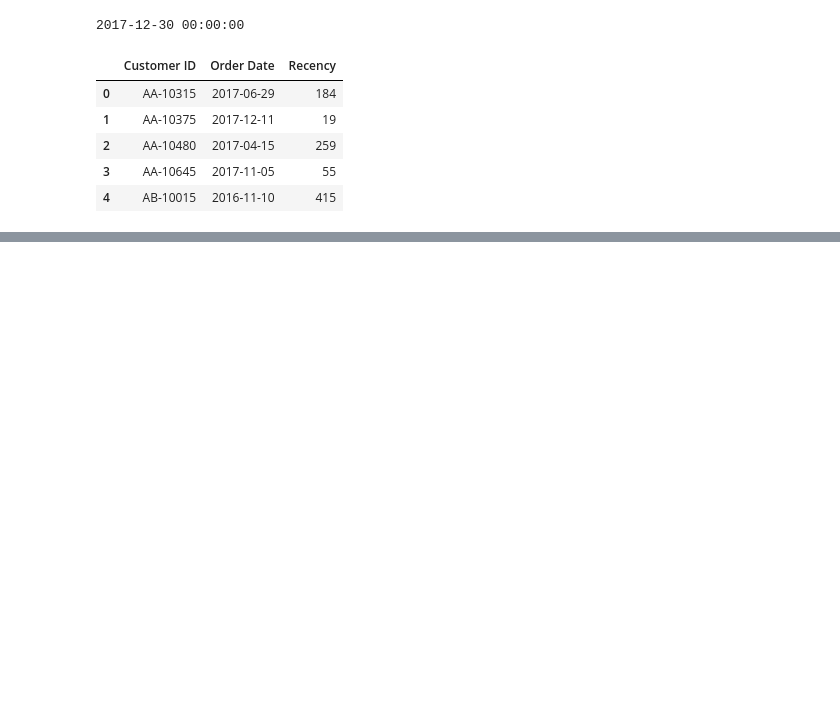
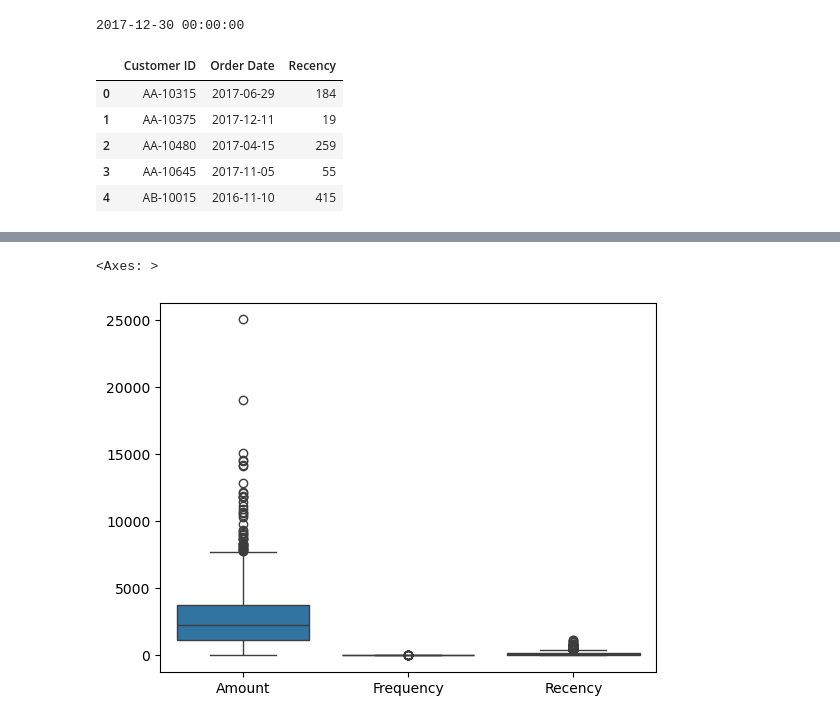
Before and after one commit to Karan9603/E-commerce-Superstore-Project, a Jupyter notebook: Clustering.ipynb, the cells around one changed output, grey strips where cells are left out. Cells and saved outputs as stored; diff of their text form; code cells hidden in the pictures; blank space fills up the shorter version.

```diff
--- a/Clustering.ipynb
+++ b/Clustering.ipynb
@@ -86,0 +91,5 @@ New_df.head()
+# %%
+sns.boxplot(data=New_df)
+# %% [output]
+<Axes: >
+[figure, added]
```
Also changed, not shown: parts of 10 cells of this notebook, 2 other files.
